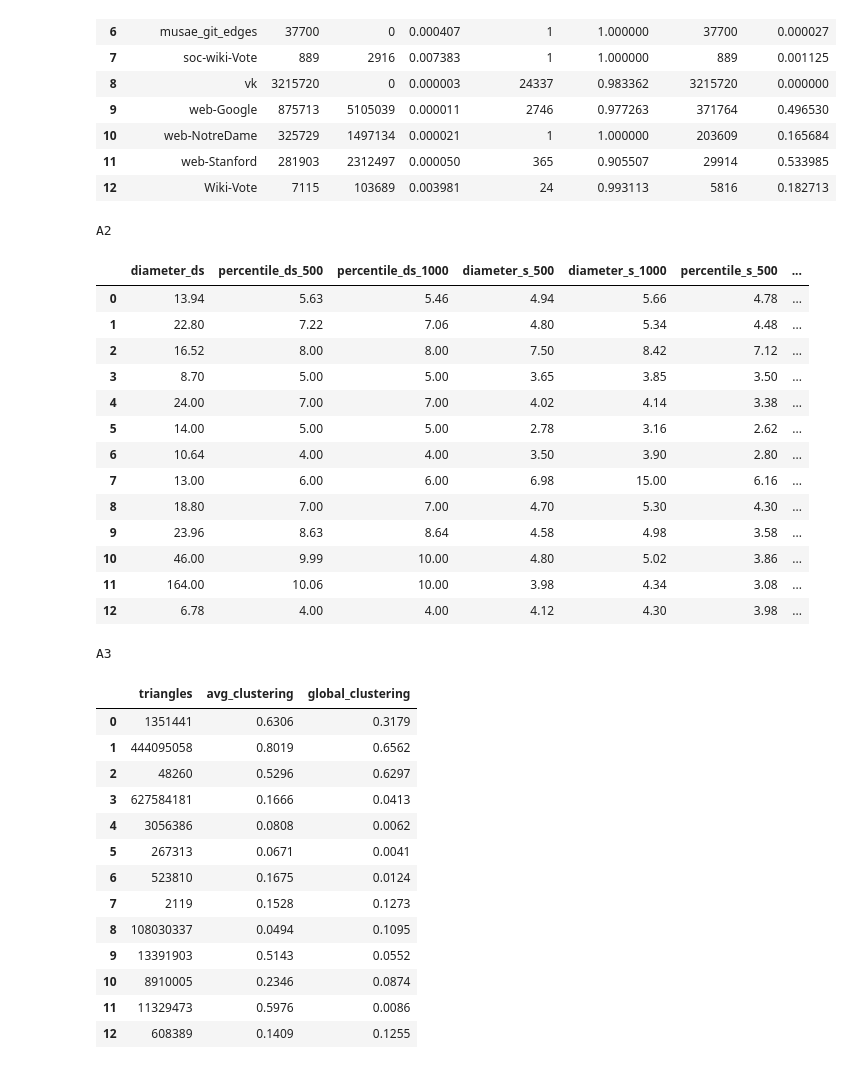
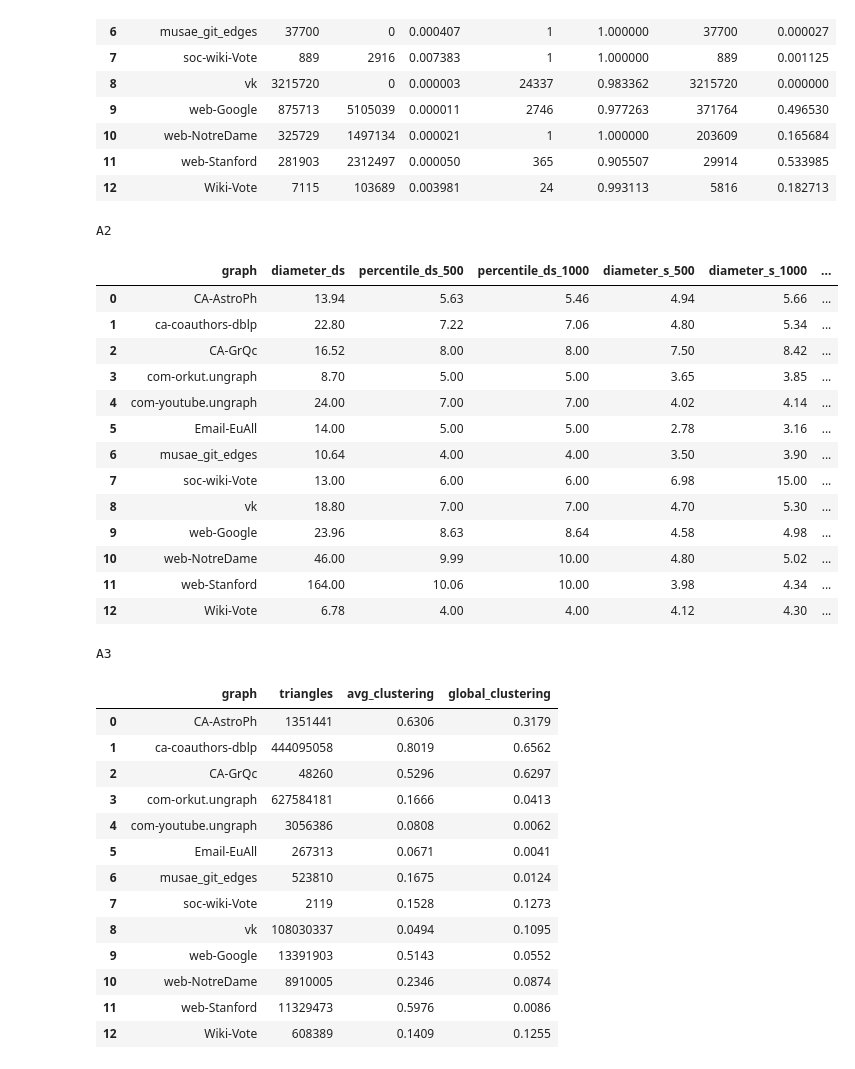
Before and after one commit to answerIII/Graph_Theory_LeetCode25, a Jupyter notebook: src/visualization/A.ipynb, the cells around one changed output. Drawn from its saved outputs; the diff is of its cells as text; code cells hidden in the pictures.

```diff
--- a/src/visualization/A.ipynb
+++ b/src/visualization/A.ipynb
@@ -24,45 +24,45 @@ A1
 | 11 | web-Stanford | 281903 | 2312497 | 0.000050 | 365 | 0.905507 | 29914 | 0.533985 |
 | 12 | Wiki-Vote | 7115 | 103689 | 0.003981 | 24 | 0.993113 | 5816 | 0.182713 |
 # %%
-selected_columns = ['diameter_ds', 'percentile_ds_500', 'percentile_ds_1000', 'diameter_s_500', 'diameter_s_1000', 'percentile_s_500', 'percentile_s_1000']
+selected_columns = ['graph', 'diameter_ds', 'percentile_ds_500', 'percentile_ds_1000', 'diameter_s_500', 'diameter_s_1000', 'percentile_s_500', 'percentile_s_1000']
 
 print('A2')
 df[selected_columns]
 # %% [output]
 A2
-|  | diameter_ds | percentile_ds_500 | percentile_ds_1000 | diameter_s_500 | diameter_s_1000 | percentile_s_500 | ... |
-| 0 | 13.94 | 5.63 | 5.46 | 4.94 | 5.66 | 4.78 | ... |
-| 1 | 22.80 | 7.22 | 7.06 | 4.80 | 5.34 | 4.48 | ... |
-| 2 | 16.52 | 8.00 | 8.00 | 7.50 | 8.42 | 7.12 | ... |
-| 3 | 8.70 | 5.00 | 5.00 | 3.65 | 3.85 | 3.50 | ... |
-| 4 | 24.00 | 7.00 | 7.00 | 4.02 | 4.14 | 3.38 | ... |
-| 5 | 14.00 | 5.00 | 5.00 | 2.78 | 3.16 | 2.62 | ... |
-| 6 | 10.64 | 4.00 | 4.00 | 3.50 | 3.90 | 2.80 | ... |
-| 7 | 13.00 | 6.00 | 6.00 | 6.98 | 15.00 | 6.16 | ... |
-| 8 | 18.80 | 7.00 | 7.00 | 4.70 | 5.30 | 4.30 | ... |
-| 9 | 23.96 | 8.63 | 8.64 | 4.58 | 4.98 | 3.58 | ... |
-| 10 | 46.00 | 9.99 | 10.00 | 4.80 | 5.02 | 3.86 | ... |
-| 11 | 164.00 | 10.06 | 10.00 | 3.98 | 4.34 | 3.08 | ... |
-| 12 | 6.78 | 4.00 | 4.00 | 4.12 | 4.30 | 3.98 | ... |
+|  | graph | diameter_ds | percentile_ds_500 | percentile_ds_1000 | diameter_s_500 | diameter_s_1000 | ... |
+| 0 | CA-AstroPh | 13.94 | 5.63 | 5.46 | 4.94 | 5.66 | ... |
+| 1 | ca-coauthors-dblp | 22.80 | 7.22 | 7.06 | 4.80 | 5.34 | ... |
+| 2 | CA-GrQc | 16.52 | 8.00 | 8.00 | 7.50 | 8.42 | ... |
+| 3 | com-orkut.ungraph | 8.70 | 5.00 | 5.00 | 3.65 | 3.85 | ... |
+| 4 | com-youtube.ungraph | 24.00 | 7.00 | 7.00 | 4.02 | 4.14 | ... |
+| 5 | Email-EuAll | 14.00 | 5.00 | 5.00 | 2.78 | 3.16 | ... |
+| 6 | musae_git_edges | 10.64 | 4.00 | 4.00 | 3.50 | 3.90 | ... |
+| 7 | soc-wiki-Vote | 13.00 | 6.00 | 6.00 | 6.98 | 15.00 | ... |
+| 8 | vk | 18.80 | 7.00 | 7.00 | 4.70 | 5.30 | ... |
+| 9 | web-Google | 23.96 | 8.63 | 8.64 | 4.58 | 4.98 | ... |
+| 10 | web-NotreDame | 46.00 | 9.99 | 10.00 | 4.80 | 5.02 | ... |
+| 11 | web-Stanford | 164.00 | 10.06 | 10.00 | 3.98 | 4.34 | ... |
+| 12 | Wiki-Vote | 6.78 | 4.00 | 4.00 | 4.12 | 4.30 | ... |
 # %%
-selected_columns = ['triangles', 'avg_clustering', 'global_clustering']
+selected_columns = ['graph', 'triangles', 'avg_clustering', 'global_clustering']
 
 print('A3')
 df[selected_columns]
 # %% [output]
 A3
-|  | triangles | avg_clustering | global_clustering |
-| 0 | 1351441 | 0.6306 | 0.3179 |
-| 1 | 444095058 | 0.8019 | 0.6562 |
-| 2 | 48260 | 0.5296 | 0.6297 |
-| 3 | 627584181 | 0.1666 | 0.0413 |
-| 4 | 3056386 | 0.0808 | 0.0062 |
-| 5 | 267313 | 0.0671 | 0.0041 |
-| 6 | 523810 | 0.1675 | 0.0124 |
-| 7 | 2119 | 0.1528 | 0.1273 |
-| 8 | 108030337 | 0.0494 | 0.1095 |
-| 9 | 13391903 | 0.5143 | 0.0552 |
-| 10 | 8910005 | 0.2346 | 0.0874 |
-| 11 | 11329473 | 0.5976 | 0.0086 |
-| 12 | 608389 | 0.1409 | 0.1255 |
+|  | graph | triangles | avg_clustering | global_clustering |
+| 0 | CA-AstroPh | 1351441 | 0.6306 | 0.3179 |
+| 1 | ca-coauthors-dblp | 444095058 | 0.8019 | 0.6562 |
+| 2 | CA-GrQc | 48260 | 0.5296 | 0.6297 |
+| 3 | com-orkut.ungraph | 627584181 | 0.1666 | 0.0413 |
+| 4 | com-youtube.ungraph | 3056386 | 0.0808 | 0.0062 |
+| 5 | Email-EuAll | 267313 | 0.0671 | 0.0041 |
+| 6 | musae_git_edges | 523810 | 0.1675 | 0.0124 |
+| 7 | soc-wiki-Vote | 2119 | 0.1528 | 0.1273 |
+| 8 | vk | 108030337 | 0.0494 | 0.1095 |
+| 9 | web-Google | 13391903 | 0.5143 | 0.0552 |
+| 10 | web-NotreDame | 8910005 | 0.2346 | 0.0874 |
+| 11 | web-Stanford | 11329473 | 0.5976 | 0.0086 |
+| 12 | Wiki-Vote | 608389 | 0.1409 | 0.1255 |
 # %%
```
Also changed, not shown: parts of 3 cells of this notebook, 2 other files.
